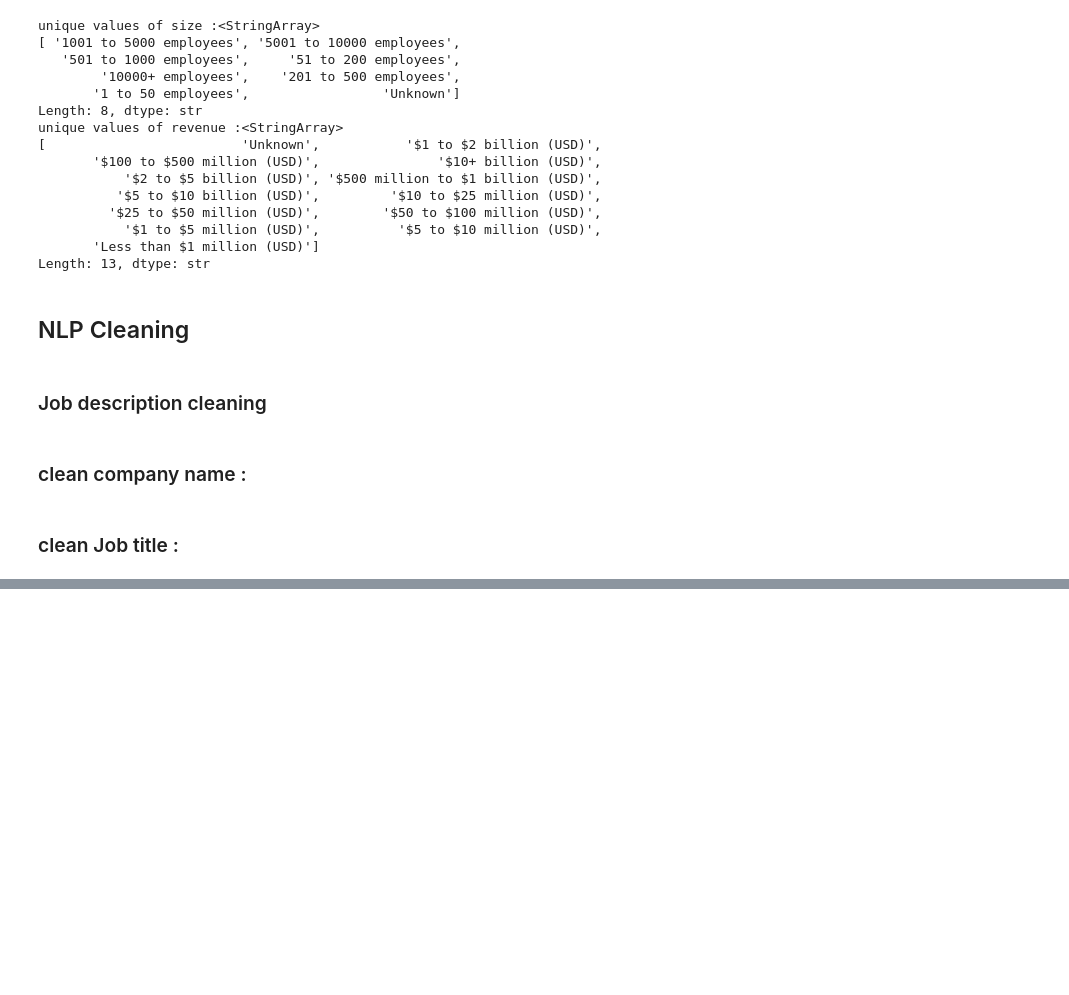
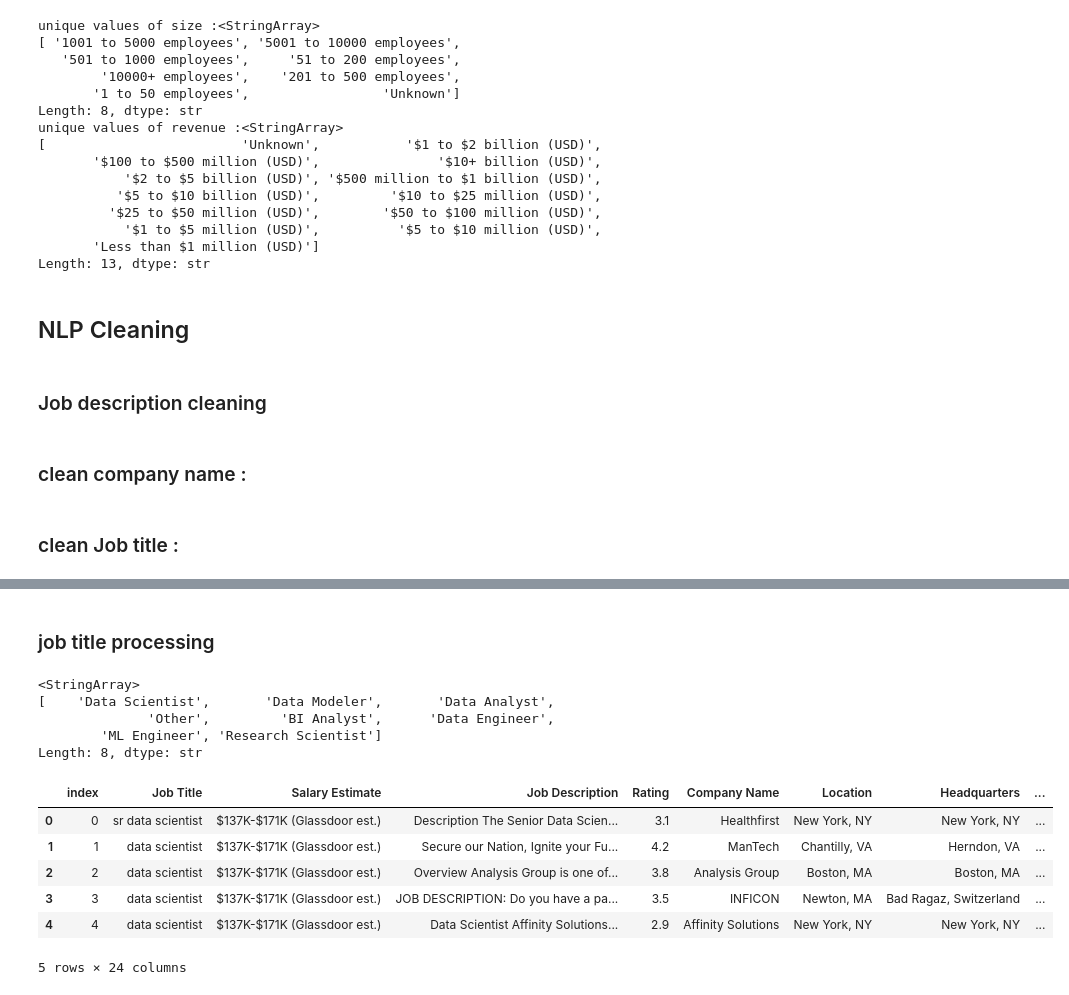
Before and after one commit to Khaoula1025/HR-Pulse, a Jupyter notebook: backend/ml/notebooks/eda.ipynb, the cells around one changed output, grey strips where cells are left out. Drawn from its saved outputs; the diff is of its cells as text; code cells hidden in the pictures; blank space fills up the shorter version.

```diff
--- a/backend/ml/notebooks/eda.ipynb
+++ b/backend/ml/notebooks/eda.ipynb
@@ -576,0 +705,46 @@ def encode_revenue(revenue: str) -> tuple:
+# %% [markdown]
+### job title processing
+# %%
+# 1. Extract seniority BEFORE cleaning (already done: seniority_level column)
+# 2. Extract the core role
+ROLE_MAP = {
+    r"data scien":        "Data Scientist",
+    r"data engineer":     "Data Engineer",
+    r"data analyst":      "Data Analyst",
+    r"machine learning|ml engineer": "ML Engineer",
+    r"data modeler":      "Data Modeler",
+    r"research scien":    "Research Scientist",
+    r"business intel":    "BI Analyst",
+    r"statistician":      "Statistician",
+}
+
+def extract_core_role(title: str) -> str:
+    if pd.isna(title):
+        return "Other"
+    title_lower = title.lower()
+    for pattern, role in ROLE_MAP.items():
+        if re.search(pattern, title_lower):
+            return role
+    return "Other"
+
+df_clean["job_title"] = df_clean["Job Title"].apply(extract_core_role)
+# %%
+df_clean['job_title_clean'].unique()
+# %% [output]
+<StringArray>
+[    'Data Scientist',       'Data Modeler',       'Data Analyst',
+              'Other',         'BI Analyst',      'Data Engineer',
+        'ML Engineer', 'Research Scientist']
+Length: 8, dtype: str
+# %%
+df_clean.drop(columns=['job_title_clean'], inplace=True)
+# %%
+df_clean.head()
+# %% [output]
+|  | index | Job Title | Salary Estimate | Job Description | Rating | Company Name | Location | Headquarters | ... |
+| 0 | 0 | sr data scientist | $137K-$171K (Glassdoor est.) | Description The Senior Data Scien... | 3.1 | Healthfirst | New York, NY | New York, NY | ... |
+| 1 | 1 | data scientist | $137K-$171K (Glassdoor est.) | Secure our Nation, Ignite your Fu... | 4.2 | ManTech | Chantilly, VA | Herndon, VA | ... |
+| 2 | 2 | data scientist | $137K-$171K (Glassdoor est.) | Overview Analysis Group is one of... | 3.8 | Analysis Group | Boston, MA | Boston, MA | ... |
+| 3 | 3 | data scientist | $137K-$171K (Glassdoor est.) | JOB DESCRIPTION: Do you have a pa... | 3.5 | INFICON | Newton, MA | Bad Ragaz, Switzerland | ... |
+| 4 | 4 | data scientist | $137K-$171K (Glassdoor est.) | Data Scientist Affinity Solutions... | 2.9 | Affinity Solutions | New York, NY | New York, NY | ... |
+5 rows × 24 columns
```
Also changed, not shown: parts of 20 cells of this notebook.
